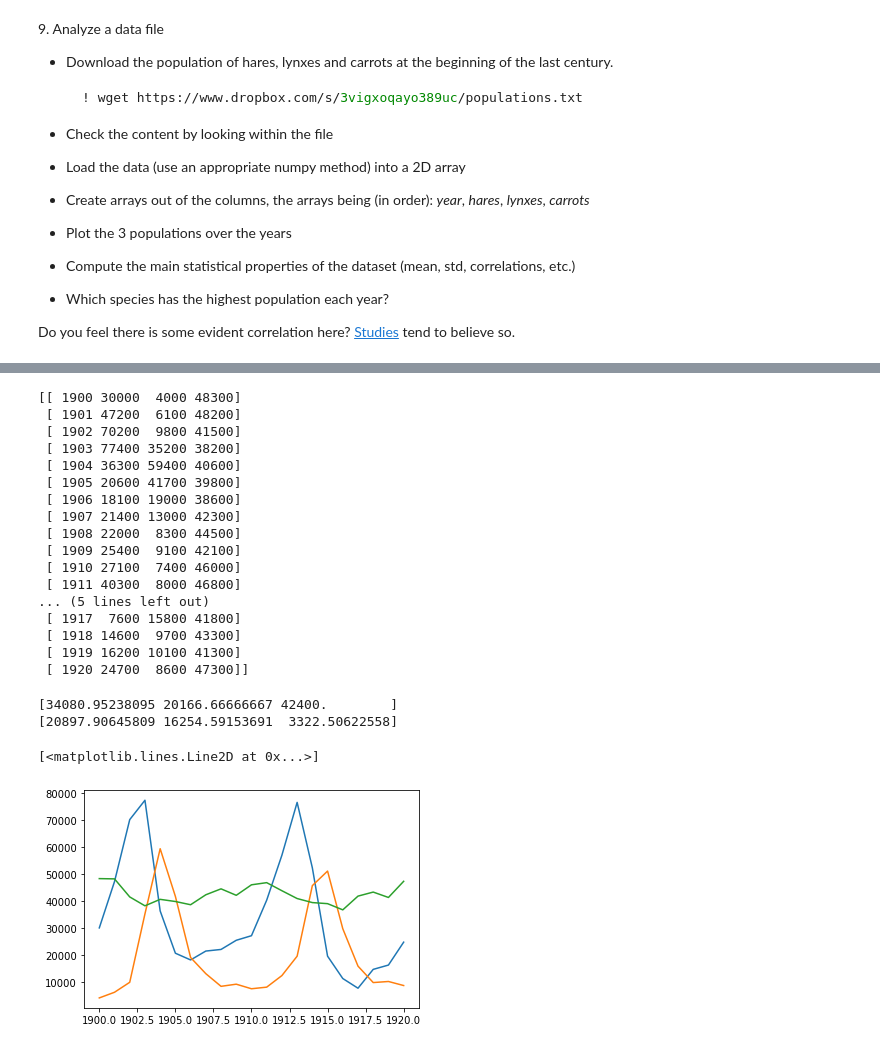
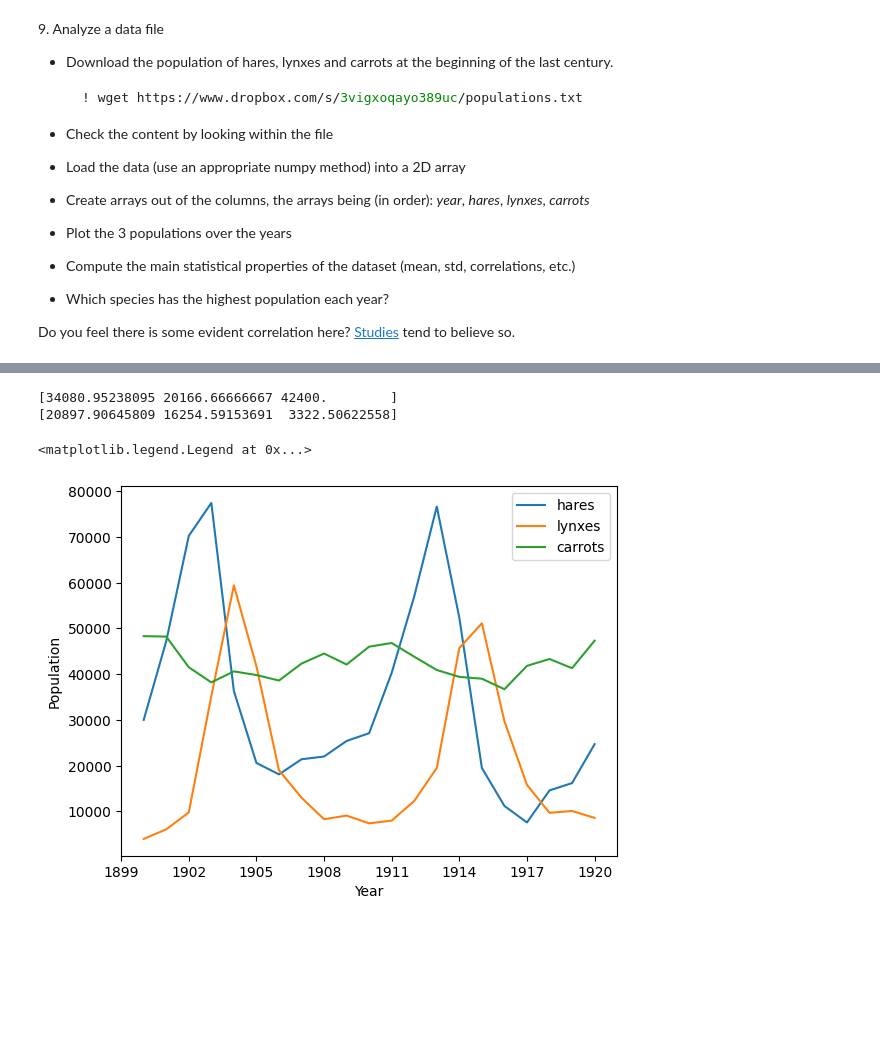
Before and after one commit to GiancarloSaran/LaboratoryOfComputationalPhysics_Y6, a Jupyter notebook: 04ex_Numpy.ipynb, the cells around one changed output, grey strips where cells are left out. Cells and saved outputs as stored; diff of their text form; code cells hidden in the pictures; blank space fills up the shorter version.

```diff
--- a/04ex_Numpy.ipynb
+++ b/04ex_Numpy.ipynb
@@ -278,25 +258,6 @@ year = nd[:, 0]
 hares = nd[:, 1]
 lynxes = nd[:, 2]
 carrots = nd[:, 3]
-print(nd)
-# %% [output]
-[[ 1900 30000  4000 48300]
- [ 1901 47200  6100 48200]
- [ 1902 70200  9800 41500]
- [ 1903 77400 35200 38200]
- [ 1904 36300 59400 40600]
- [ 1905 20600 41700 39800]
- [ 1906 18100 19000 38600]
- [ 1907 21400 13000 42300]
- [ 1908 22000  8300 44500]
- [ 1909 25400  9100 42100]
- [ 1910 27100  7400 46000]
- [ 1911 40300  8000 46800]
-... (5 lines left out)
- [ 1917  7600 15800 41800]
- [ 1918 14600  9700 43300]
- [ 1919 16200 10100 41300]
- [ 1920 24700  8600 47300]]
 # %%
 print(np.mean(nd[:,1:4], axis=0))
 print(np.std(nd[:,1:4], axis=0))
@@ -303,10 +265,18 @@ print(np.std(nd[:,1:4], axis=0))
 # %% [output]
 [34080.95238095 20166.66666667 42400.        ]
 [20897.90645809 16254.59153691  3322.50622558]
-# %%
-plt.plot(year, hares)
-plt.plot(year, lynxes)
-plt.plot(year, carrots)
-# %% [output]
-[<matplotlib.lines.Line2D at 0x...>]
-[figure, removed]
+# %%
+from matplotlib.ticker import MaxNLocator
+fig, ax = plt.subplots()
+plt.plot(year, hares, label='hares')
+ax.plot(year, lynxes, label='lynxes')
+ax.plot(year, carrots, label='carrots')
+plt.xlabel('Year')
+plt.ylabel('Population')
+ax.xaxis.set_major_locator(MaxNLocator(integer=True))
+ax.legend()
+#It's a prey-predator cycle. As the population of hares grows lynxes grow until they eat too many hares so the prey population falls
+#causing a scarcity of food for predators (described by the Lotka-Volterra model)
+# %% [output]
+<matplotlib.legend.Legend at 0x...>
+[figure, added]
```
Also changed, not shown: parts of 2 cells of this notebook.
